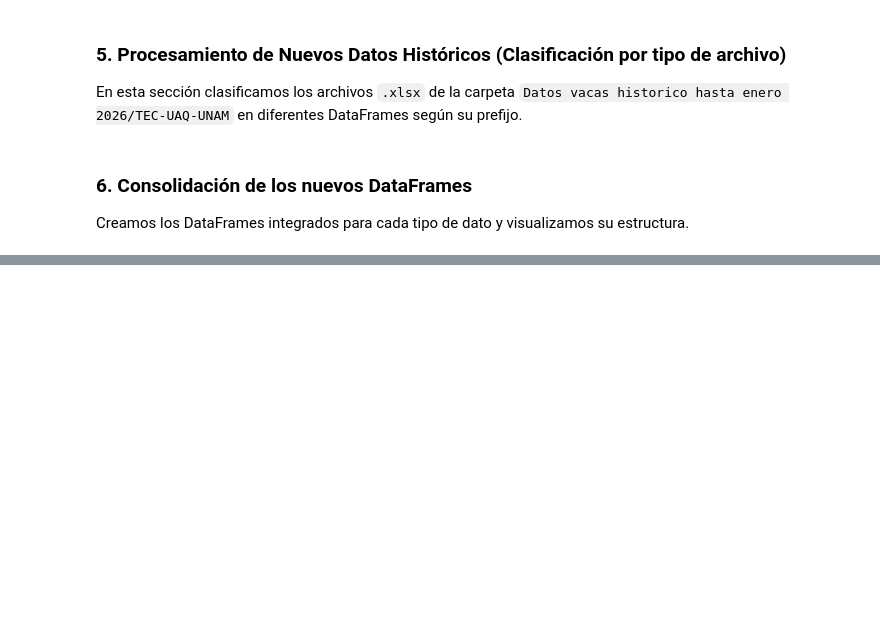
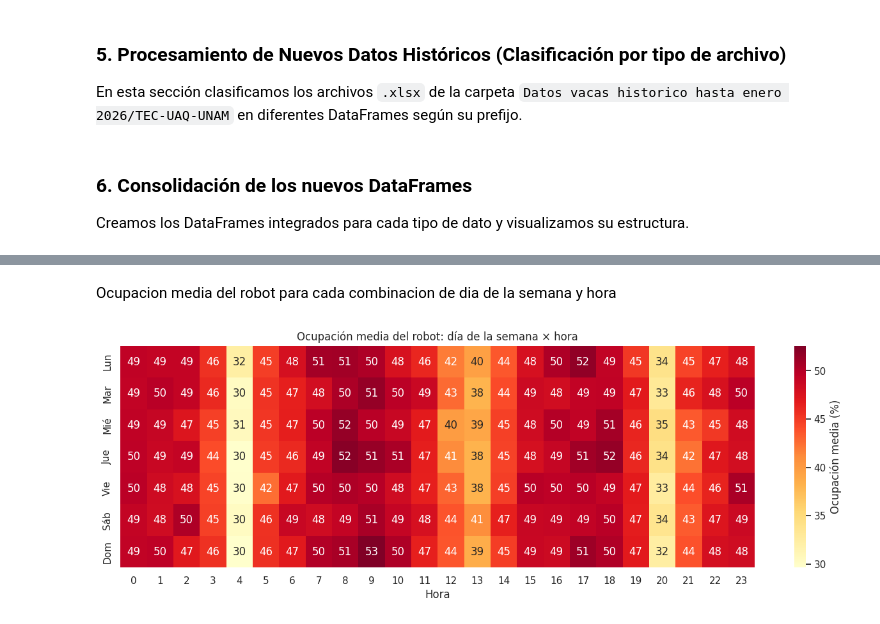
Before and after one commit to kamimartinez/VMS-prediction, a Jupyter notebook: DataUnderstanding.ipynb, the cells around one changed output, grey strips where cells are left out. Cells and saved outputs as stored; diff of their text form; code cells hidden in the pictures; blank space fills up the shorter version.

```diff
--- a/DataUnderstanding.ipynb
+++ b/DataUnderstanding.ipynb
@@ -251,0 +254,14 @@ Total de filas: 278968 | Columnas: ['Hora de inicio', 'Número de ordeño', 'Dur
+# %%
+import matplotlib.pyplot as plt
+import seaborn as sns
+
+sns.set_theme(style="whitegrid")
+plt.rcParams["figure.figsize"] = (12,5)
+
+# show_details() solo muestra los DataFrames aqui los guardamos para trabajar con ellos
+concentradoConsumido = pd.concat(lista_concentrado, ignore_index=True)
+prodLecheSesion = pd.concat(lista_produccion_leche, ignore_index = True)
+
+df = prodLecheSesion.copy()
+print(f"Registros: {df.shape[0]:,} | Columnas: {df.shape[1]}")
+print(f"Memoria utilizada: {df.memory_usage(deep=True).sum()/ 1024**2:.1f} MB")
@@ -251,0 +493,12 @@ Total de filas: 278968 | Columnas: ['Hora de inicio', 'Número de ordeño', 'Dur
+# %% [markdown]
+Ocupacion media del robot para cada combinacion de dia de la semana y hora
+# %%
+mapa = ocup.pivot_table(index="dia_semana", columns="hora", values="ocupacion_pct", aggfunc="mean")
+mapa.index = [dias[i] for i in mapa.index]
+
+plt.figure(figsize=(16, 4.5))
+sns.heatmap(mapa, cmap="YlOrRd", annot=True, fmt=".0f", cbar_kws={"label": "Ocupación media (%)"})
+plt.title("Ocupación media del robot: día de la semana × hora"); plt.xlabel("Hora"); plt.ylabel("")
+plt.show()
+# %% [output]
+[figure, added]
```
Also changed, not shown: parts of 36 cells of this notebook.
